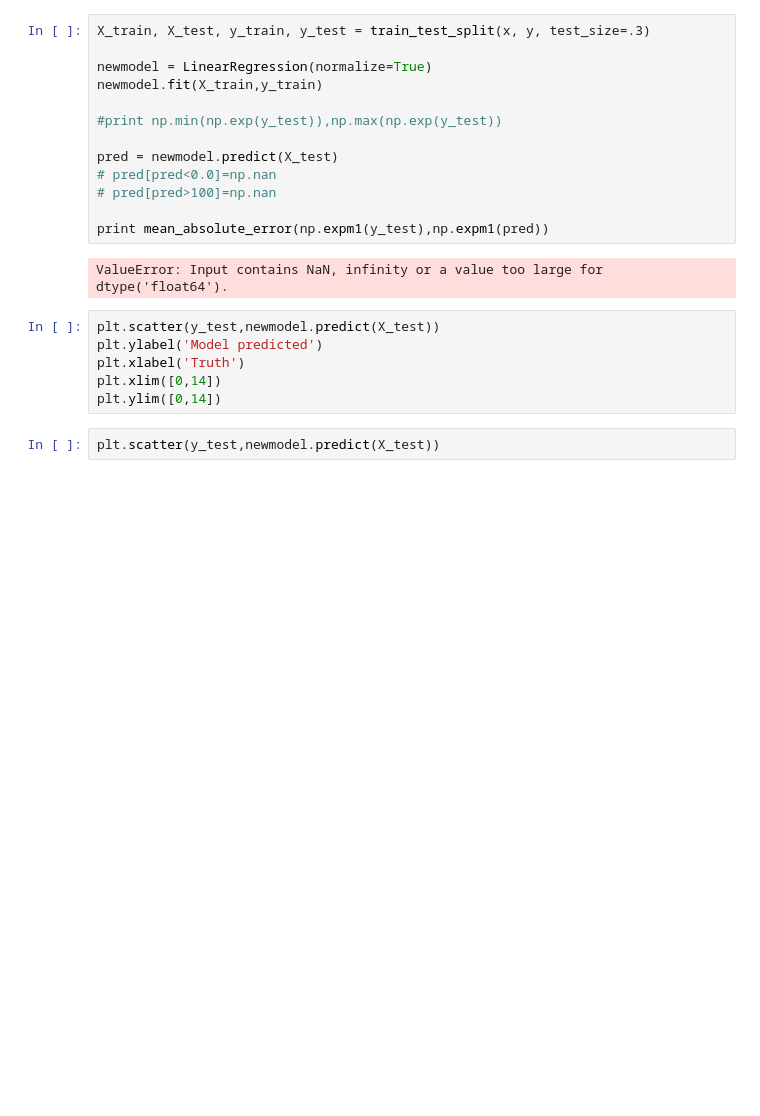
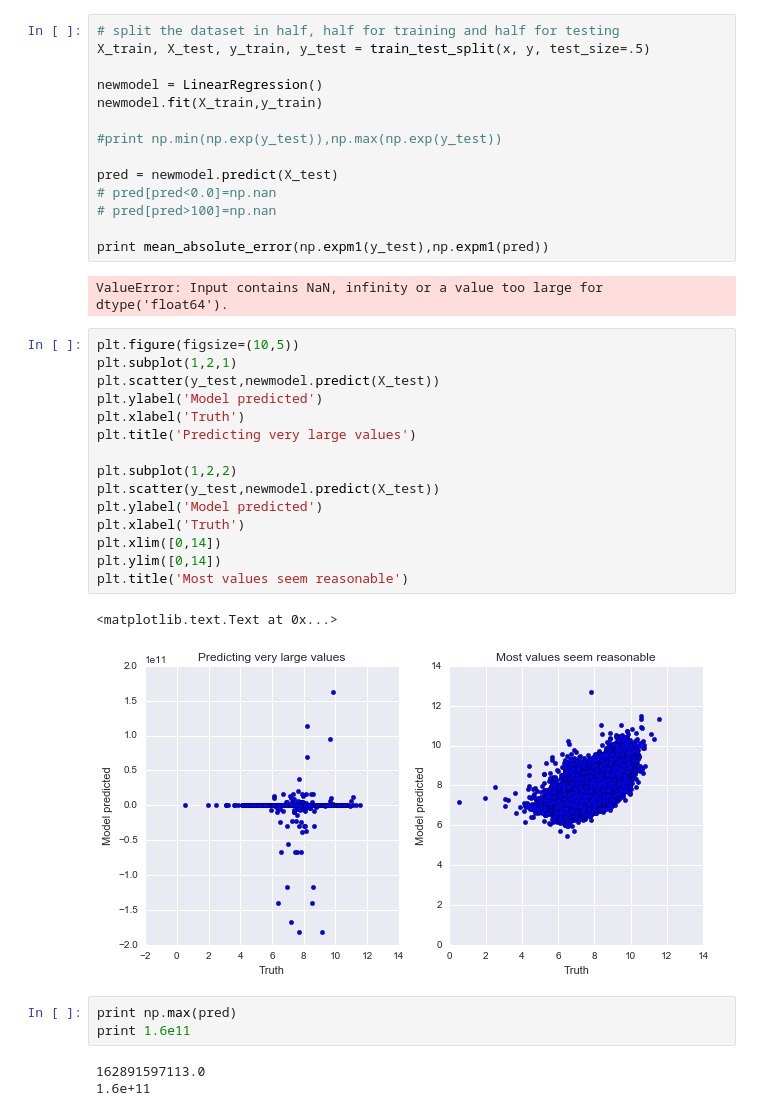
Before and after one commit to ewillmot/kaggle-allstate, a Jupyter notebook: notebooks/20161024_KEW_linearmodels.ipynb, the cells around one changed output. Cells and saved outputs as stored; diff of their text form; blank space fills up the shorter version.

Commit message:
Attempting to fix linear regression issue

```diff
--- a/notebooks/20161024_KEW_linearmodels.ipynb
+++ b/notebooks/20161024_KEW_linearmodels.ipynb
@@ -132,9 +123,10 @@ final_data.head()
 y = final_data['log-loss']
 x = final_data.drop('log-loss',axis=1)
 # %%
-X_train, X_test, y_train, y_test = train_test_split(x, y, test_size=.3)
+# split the dataset in half, half for training and half for testing
+X_train, X_test, y_train, y_test = train_test_split(x, y, test_size=.5)
 
-newmodel = LinearRegression(normalize=True)
+newmodel = LinearRegression()
 newmodel.fit(X_train,y_train)
 
 #print np.min(np.exp(y_test)),np.max(np.exp(y_test))
@@ -147,10 +139,26 @@ print mean_absolute_error(np.expm1(y_test),np.expm1(pred))
 # %% [output]
 ValueError: Input contains NaN, infinity or a value too large for dtype('float64').
 # %%
+plt.figure(figsize=(10,5))
+plt.subplot(1,2,1)
+plt.scatter(y_test,newmodel.predict(X_test))
+plt.ylabel('Model predicted')
+plt.xlabel('Truth')
+plt.title('Predicting very large values')
+
+plt.subplot(1,2,2)
 plt.scatter(y_test,newmodel.predict(X_test))
 plt.ylabel('Model predicted')
 plt.xlabel('Truth')
 plt.xlim([0,14])
 plt.ylim([0,14])
+plt.title('Most values seem reasonable')
+# %% [output]
+<matplotlib.text.Text at 0x...>
+[figure, added]
-# %%
-plt.scatter(y_test,newmodel.predict(X_test))
+# %%
+print np.max(pred)
+print 1.6e11
+# %% [output]
+162891597113.0
+1.6e+11
```
Also changed, not shown: parts of 7 cells of this notebook.
